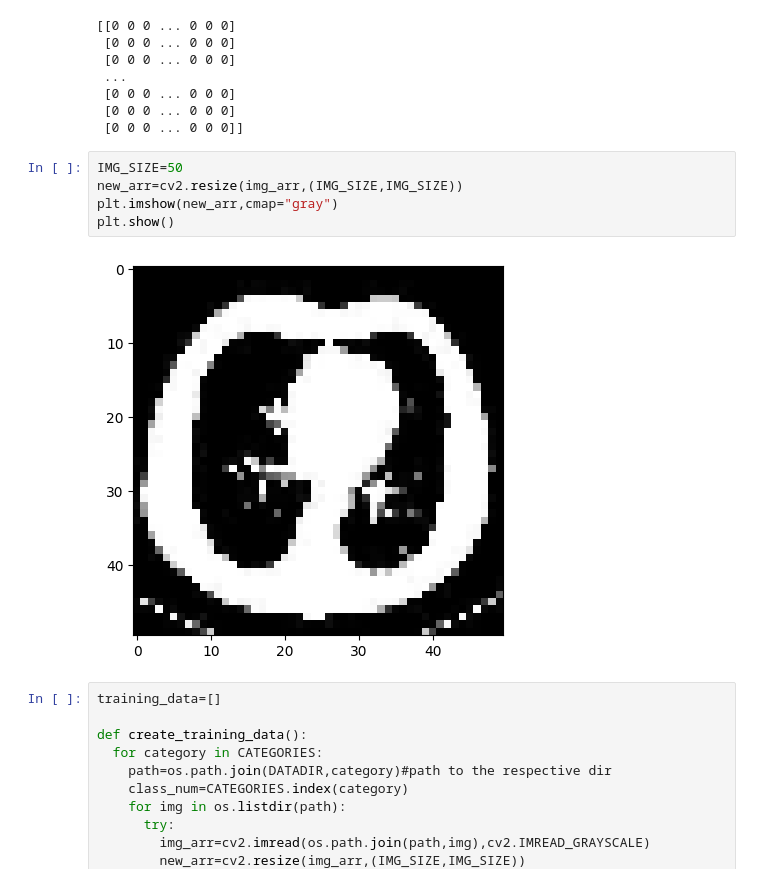
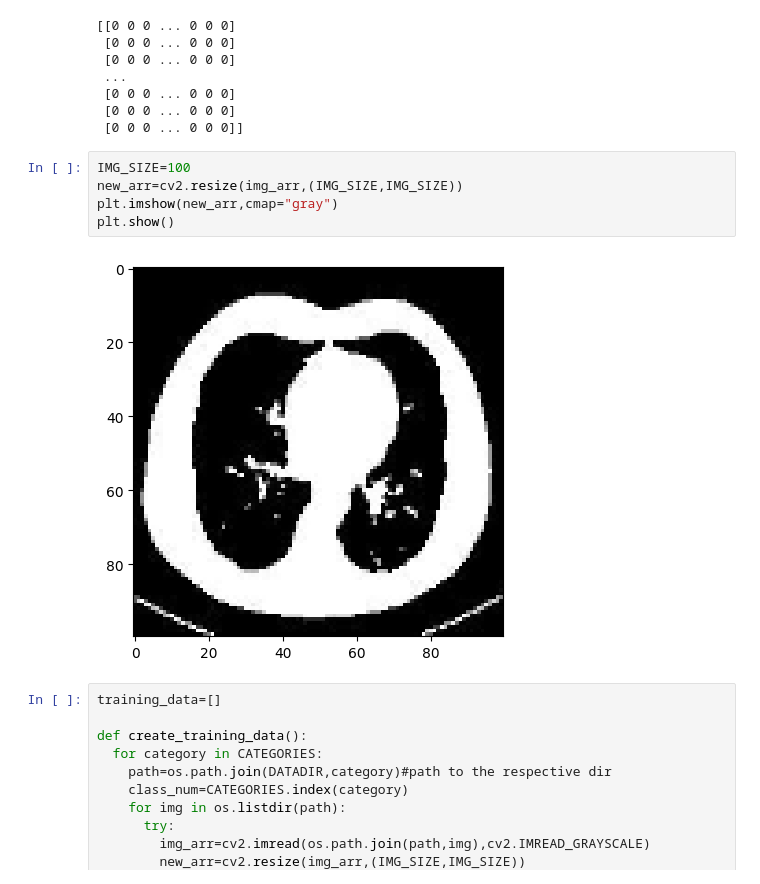
Before and after one commit to JasminPradhan/ML-project-1, a Jupyter notebook: Tumor_Classification.ipynb, the cells around one changed output. Cells and saved outputs as stored; diff of their text form.

```diff
--- a/Tumor_Classification.ipynb
+++ b/Tumor_Classification.ipynb
@@ -65,12 +68,12 @@ print(img_arr)
  [0 0 0 ... 0 0 0]
  [0 0 0 ... 0 0 0]]
 # %%
-IMG_SIZE=50
+IMG_SIZE=100
 new_arr=cv2.resize(img_arr,(IMG_SIZE,IMG_SIZE))
 plt.imshow(new_arr,cmap="gray")
 plt.show()
 # %% [output]
-[figure, old version]
+[figure, new version]
 # %%
 training_data=[]
 
```
Also changed, not shown: parts of 4 cells of this notebook.
